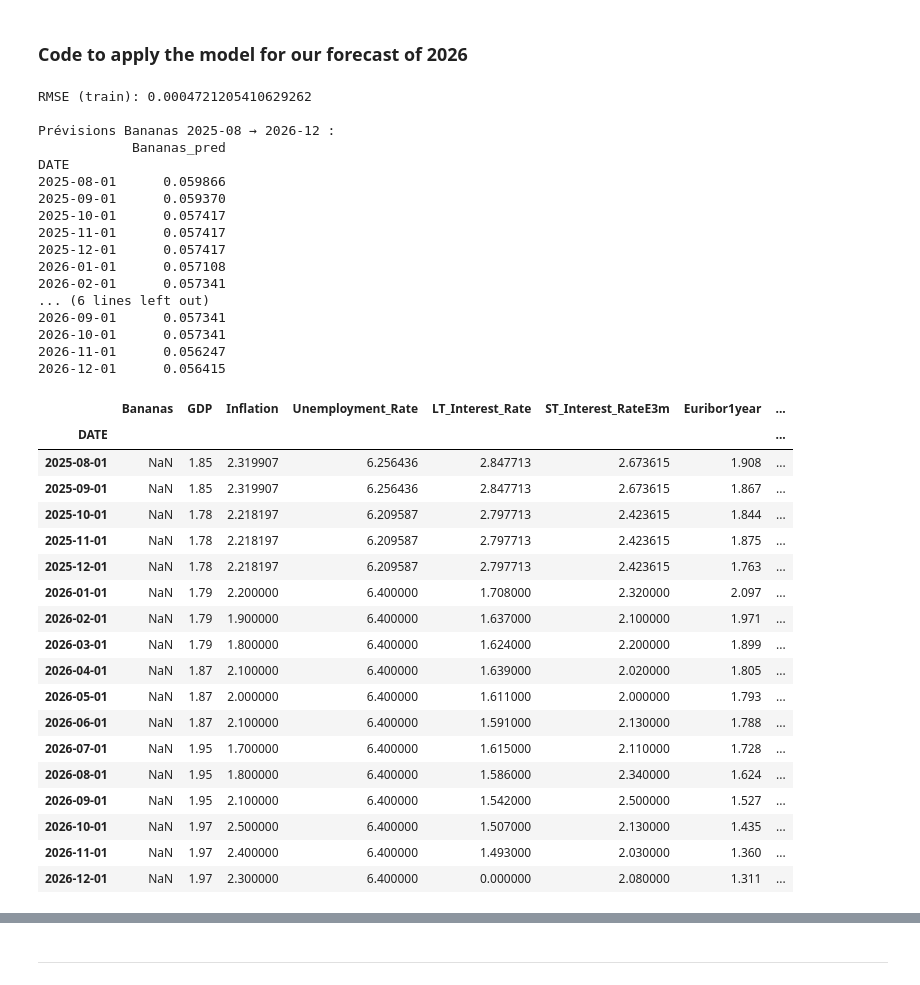
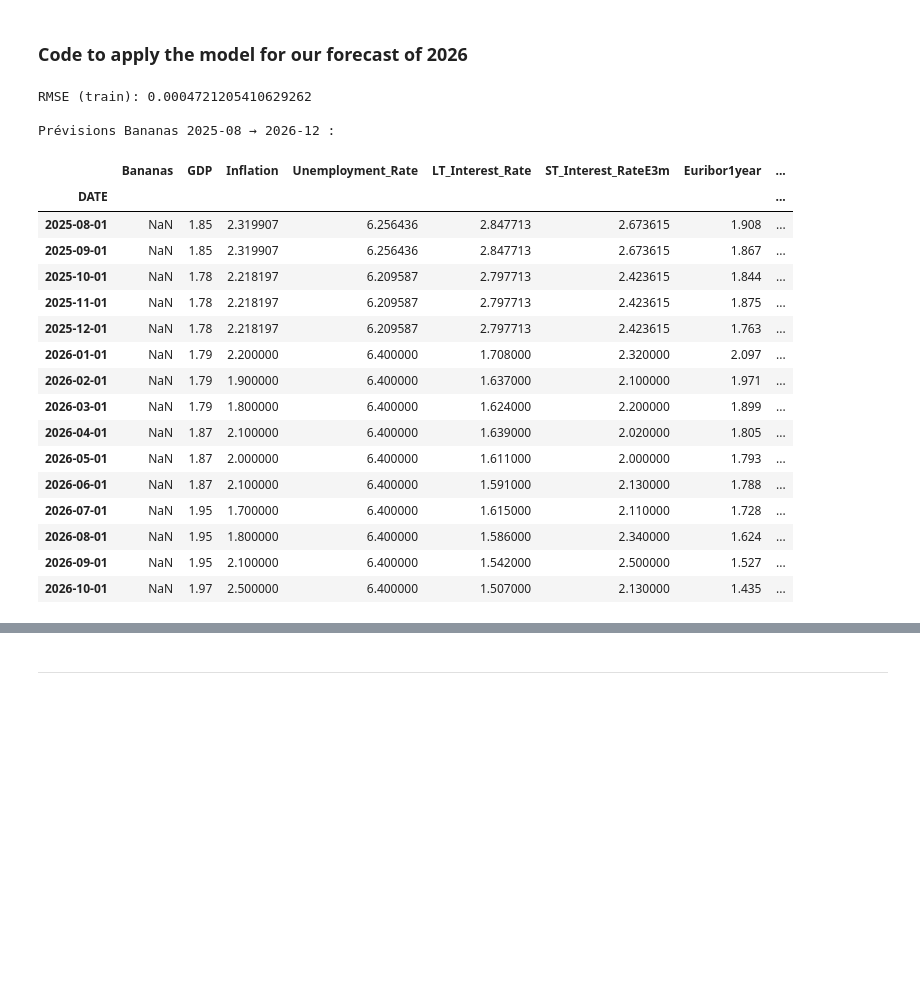
Before and after one commit to Ke0li/Cofidis, a Jupyter notebook: model_xgb_épuré_version_CG.ipynb, the cells around one changed output, grey strips where cells are left out. Cells and saved outputs as stored; diff of their text form; code cells hidden in the pictures; blank space fills up the shorter version.

```diff
--- a/model_xgb_épuré_version_CG.ipynb
+++ b/model_xgb_épuré_version_CG.ipynb
@@ -82,6 +84,6 @@ df_reduced.head()
 | 4 | 201911.0 | NaN | 0.8 | 0.2 | 6.8 | 0.35 | -0.4013 | ... |
 # %%
 # Recharger la colonne DATE en string -> enlève le .0 a la fin du numéro de l'année
-df_excel_complete['DATE'] = df_excel_complete['DATE'].astype(str).str.replace('.0', '', regex=False)
-df_excel_complete
+df_reduced['DATE'] = df_reduced['DATE'].astype(str).str.replace('.0', '', regex=False)
+df_reduced
 # %% [output]
@@ -101,10 +108,7 @@ df_excel_complete
 # %%
 # Extraire l'année et le mois (supposons que le format est 'YYYYMM')
-df_excel_complete['DATE'] = pd.to_datetime(df_excel_complete['DATE'], format='%Y%m')
-
-# Sélectionner les colonnes nécessaires
-columns_needed = ['DATE', 'Bananas', 'GDP', 'Inflation', 'Unemployment_Rate', 'LT_Interest_Rate', 'ST_Interest_RateE3m', 'Euribor1year']
-df_reduced = df_excel_complete[columns_needed]
+df_reduced['DATE'] = pd.to_datetime(df_reduced['DATE'], format='%Y%m')
 
 # Mettre la colonne DATE en index
 df_reduced = df_reduced.set_index('DATE')
+df_reduced
@@ -429,51 +453,35 @@ for date in df_future_preds.index:
     next_idx = df_future_preds.index.get_loc(date) + 1
     if next_idx < len(df_future_preds):
         next_date = df_future_preds.index[next_idx]
         df_future_preds.loc[next_date, "Bananas_lag1"] = y_t
         df_future_preds.loc[next_date, "Bananas_lag2"] = df_future_preds.loc[date, "Bananas_lag1"]
         df_future_preds.loc[next_date, "Bananas_lag3"] = df_future_preds.loc[date, "Bananas_lag2"]
-
+df_future_preds
 # Résultat final
 print("\nPrévisions Bananas 2025-08 → 2026-12 :")
-print(df_future_preds[["Bananas_pred"]])
+#print(df_future_preds[["Bananas_pred"]])
 df_future_preds
 # %% [output]
 RMSE (train): 0.0004721205410629262
 
 Prévisions Bananas 2025-08 → 2026-12 :
-            Bananas_pred
-DATE
-2025-08-01      0.059866
-2025-09-01      0.059370
-2025-10-01      0.057417
-2025-11-01      0.057417
-2025-12-01      0.057417
-2026-01-01      0.057108
-2026-02-01      0.057341
-... (6 lines left out)
-2026-09-01      0.057341
-2026-10-01      0.057341
-2026-11-01      0.056247
-2026-12-01      0.056415
 |  | Bananas | GDP | Inflation | Unemployment_Rate | LT_Interest_Rate | ST_Interest_RateE3m | Euribor1year | ... |
 | DATE |  |  |  |  |  |  |  | ... |
 | 2025-08-01 | NaN | 1.85 | 2.319907 | 6.256436 | 2.847713 | 2.673615 | 1.908 | ... |
 | 2025-09-01 | NaN | 1.85 | 2.319907 | 6.256436 | 2.847713 | 2.673615 | 1.867 | ... |
 | 2025-10-01 | NaN | 1.78 | 2.218197 | 6.209587 | 2.797713 | 2.423615 | 1.844 | ... |
 | 2025-11-01 | NaN | 1.78 | 2.218197 | 6.209587 | 2.797713 | 2.423615 | 1.875 | ... |
 | 2025-12-01 | NaN | 1.78 | 2.218197 | 6.209587 | 2.797713 | 2.423615 | 1.763 | ... |
 | 2026-01-01 | NaN | 1.79 | 2.200000 | 6.400000 | 1.708000 | 2.320000 | 2.097 | ... |
 | 2026-02-01 | NaN | 1.79 | 1.900000 | 6.400000 | 1.637000 | 2.100000 | 1.971 | ... |
 | 2026-03-01 | NaN | 1.79 | 1.800000 | 6.400000 | 1.624000 | 2.200000 | 1.899 | ... |
 | 2026-04-01 | NaN | 1.87 | 2.100000 | 6.400000 | 1.639000 | 2.020000 | 1.805 | ... |
 | 2026-05-01 | NaN | 1.87 | 2.000000 | 6.400000 | 1.611000 | 2.000000 | 1.793 | ... |
 | 2026-06-01 | NaN | 1.87 | 2.100000 | 6.400000 | 1.591000 | 2.130000 | 1.788 | ... |
 | 2026-07-01 | NaN | 1.95 | 1.700000 | 6.400000 | 1.615000 | 2.110000 | 1.728 | ... |
 | 2026-08-01 | NaN | 1.95 | 1.800000 | 6.400000 | 1.586000 | 2.340000 | 1.624 | ... |
 | 2026-09-01 | NaN | 1.95 | 2.100000 | 6.400000 | 1.542000 | 2.500000 | 1.527 | ... |
 | 2026-10-01 | NaN | 1.97 | 2.500000 | 6.400000 | 1.507000 | 2.130000 | 1.435 | ... |
-| 2026-11-01 | NaN | 1.97 | 2.400000 | 6.400000 | 1.493000 | 2.030000 | 1.360 | ... |
-| 2026-12-01 | NaN | 1.97 | 2.300000 | 6.400000 | 0.000000 | 2.080000 | 1.311 | ... |
 # %%
 # --- Imports ---, version avec k-fold cross validation
 import numpy as np
```
Also changed, not shown: parts of 9 cells of this notebook.
